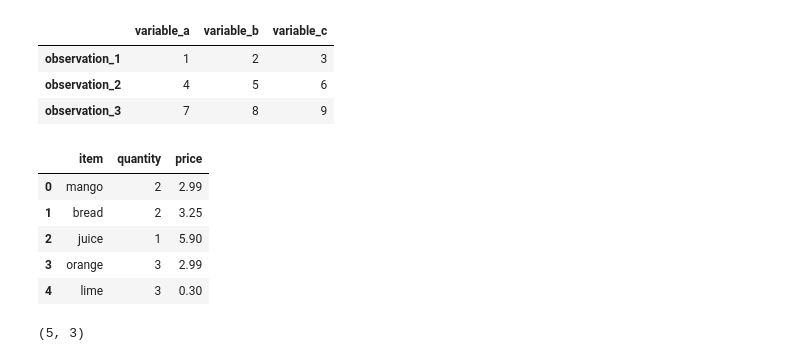
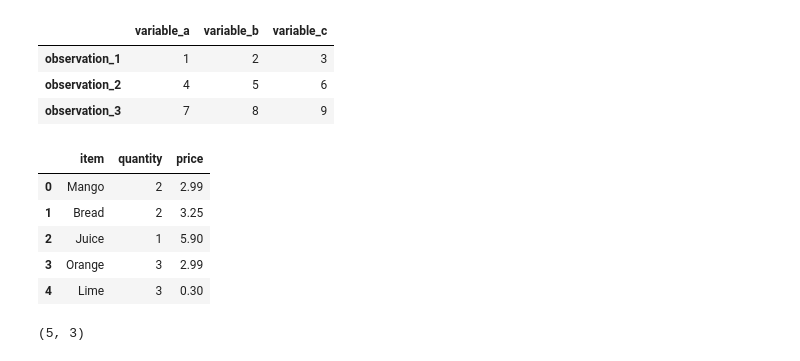
Before and after one commit to ryanorsinger/intro-to-pandas-course, a Jupyter notebook: 02_PandasDataFrames_01.ipynb, the cells around one changed output. Saved outputs shown, nothing was run; the diff lists cells and outputs as text; code cells hidden in the pictures.

```diff
--- a/02_PandasDataFrames_01.ipynb
+++ b/02_PandasDataFrames_01.ipynb
@@ -81,19 +82,20 @@ pd.DataFrame(example, columns=column_names, index=row_names)
 # %%
 # Creating an empty dataframe
 df = pd.DataFrame()
 
 # Adding columns to a dataframe
-df["item"] = ["Lango", "Lread", "Luice", "Lrange", "Lime"]
+# Any list-like data type can become a column
+df["item"] = pd.Series(["Mango", "Bread", "Juice", "Orange", "Lime"])
 df["quantity"] = [2, 2, 1, 3, 3]
-df["price"] = [2.99, 3.25, 5.90, 2.99, 0.30]
+df["price"] = (2.99, 3.25, 5.90, 2.99, 0.30)
 df
 # %% [output]
 |  | item | quantity | price |
-| 0 | mango | 2 | 2.99 |
-| 1 | bread | 2 | 3.25 |
-| 2 | juice | 1 | 5.90 |
-| 3 | orange | 3 | 2.99 |
-| 4 | lime | 3 | 0.30 |
+| 0 | Mango | 2 | 2.99 |
+| 1 | Bread | 2 | 3.25 |
+| 2 | Juice | 1 | 5.90 |
+| 3 | Orange | 3 | 2.99 |
+| 4 | Lime | 3 | 0.30 |
 # %%
 # .shape returns rows, columns
 df.shape
```
Also changed, not shown: parts of 28 cells of this notebook, 2 other files.
